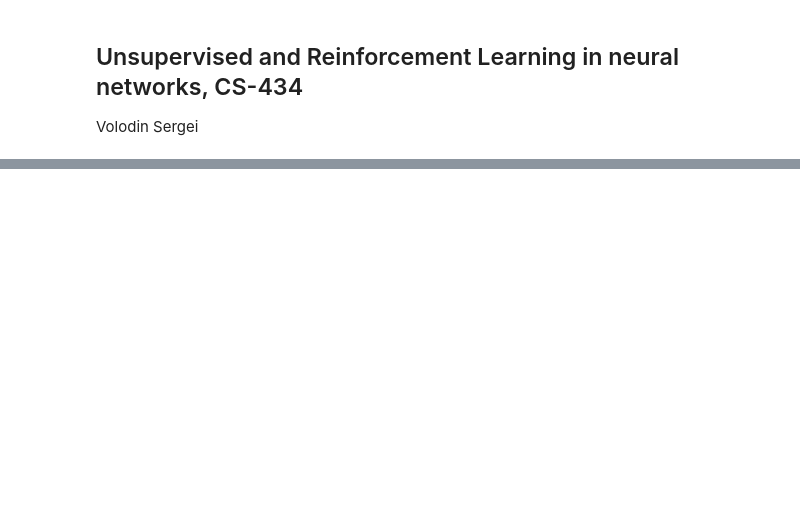
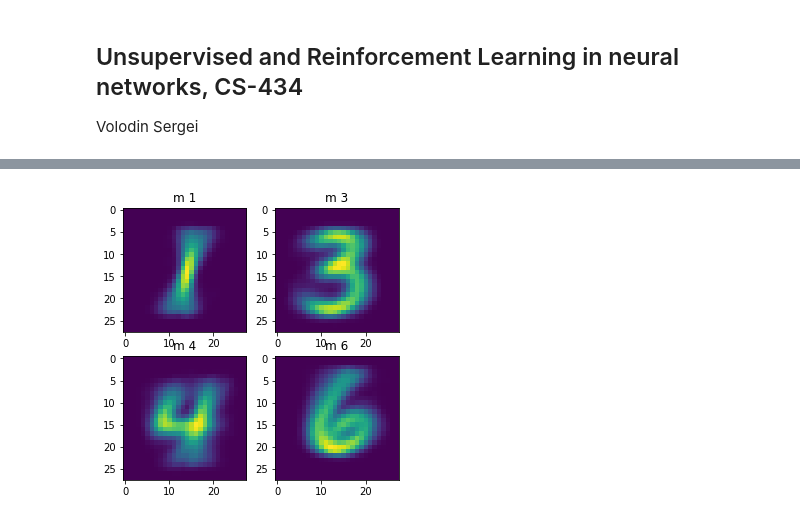
Before and after one commit to sergeivolodin/U_RL, a Jupyter notebook: miniproject1/Solution.ipynb, the cells around one changed output, grey strips where cells are left out. Saved outputs shown, nothing was run; the diff lists cells and outputs as text; code cells hidden in the pictures; blank space fills up the shorter version.

```diff
--- a/miniproject1/Solution.ipynb
+++ b/miniproject1/Solution.ipynb
@@ -146,0 +89,4 @@ if __name__ == "__main__":
+# %%
+# load in data and labels
+data = np.loadtxt('data.txt')
+labels = np.loadtxt('labels.txt')
@@ -146,0 +120,31 @@ if __name__ == "__main__":
+# %%
+#set the learning rate
+eta = 0.01
+
+#set the maximal iteration count
+tmax = 5000
+# %%
+def cluster(image):
+    return np.argmin(np.linalg.norm(image - centers, axis = 1))
+# %%
+#set the random order in which the datapoints should be presented
+i_random = np.arange(tmax) % dy
+np.random.shuffle(i_random)
+
+error = 0
+error_log = []
+
+for batch in range(10):
+    with tqdm(total = len(i_random)) as pbar:
+        for t, i in enumerate(i_random):
+            som_step(centers, data[i, :], neighbor, eta, sigma)
+            if t % 100 == 0:
+                clusters = [cluster(d) for d in data]
+                errors = [np.linalg.norm(centers[clusters[i]] - data[i]) for i in range(len(data))]
+                error = np.mean(errors)
+                error_log.append(error)
+            if t % 500 == 0 and t > 0:
+                plb.plot(error_log)
+                plb.show()
+            pbar.set_postfix(error = error)
+            pbar.update()
@@ -146,0 +158,12 @@ if __name__ == "__main__":
+# %%
+# Mean by label
+mean_data = {label: np.mean(data[labels == label], axis = 0) for label in targetdigits}
+plb.figure(figsize=(5, 5))
+for i, d in enumerate(targetdigits):
+    plb.subplot(2, 2, i + 1)
+    plb.title('m ' + str(d))
+    plb.imshow(mean_data[d].reshape([side, side]))
+
+plb.show()
+# %% [output]
+[figure, added]
```
Also changed, not shown: parts of 12 cells of this notebook.
